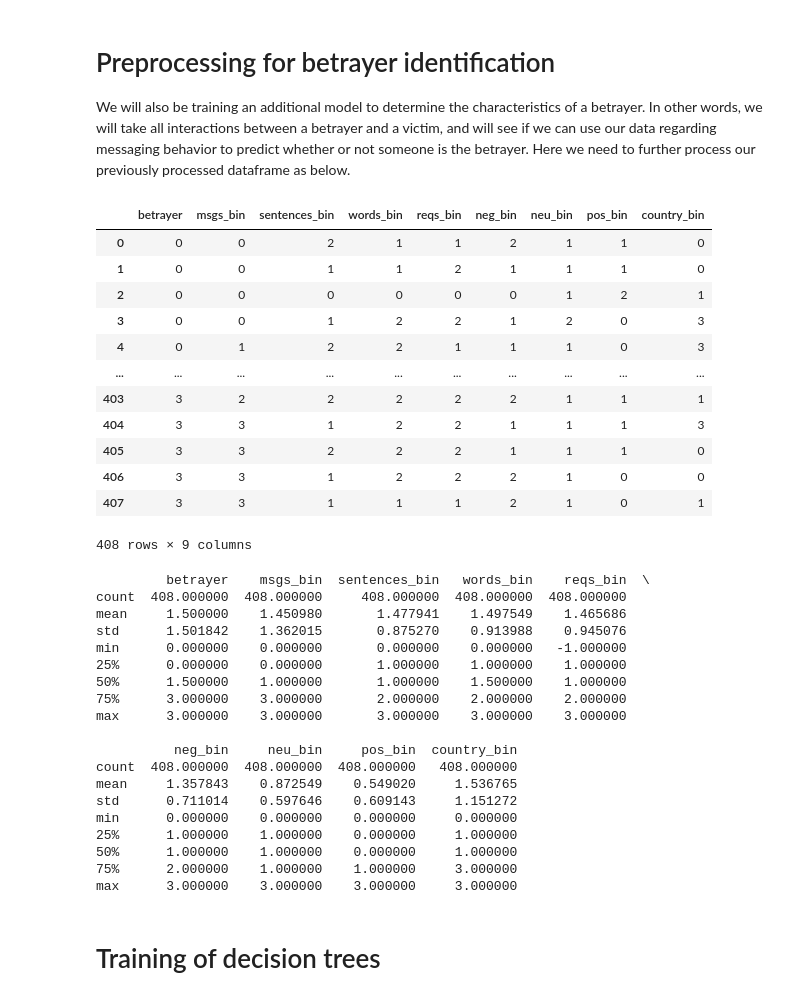
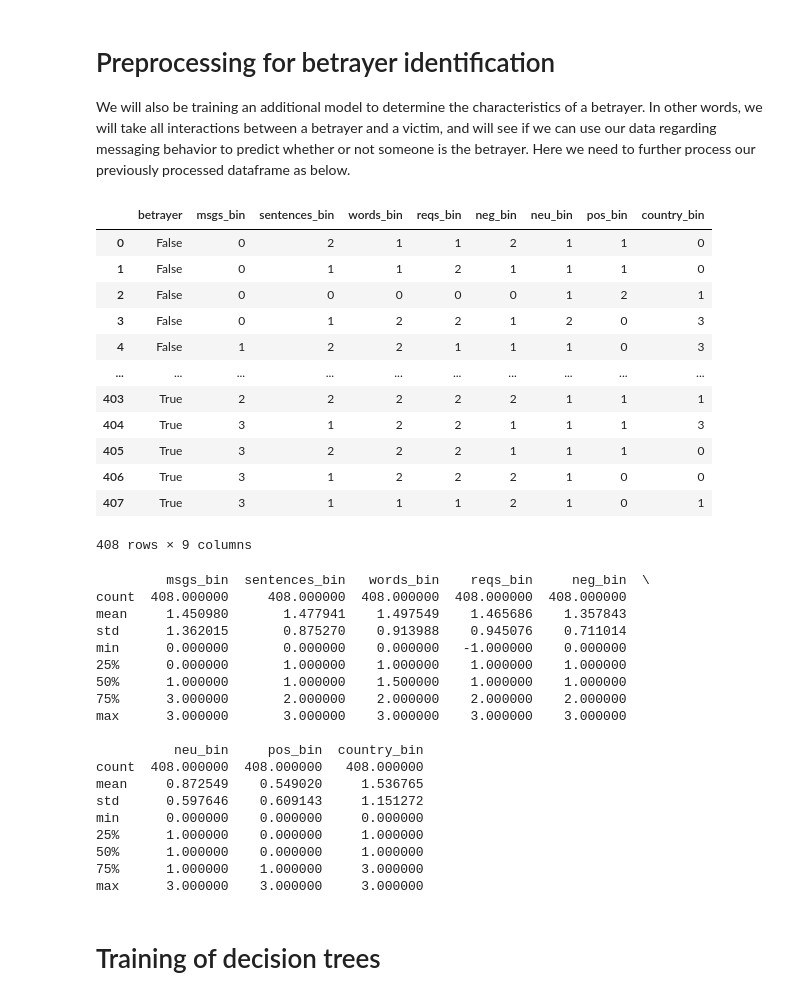
Before and after one commit to 5yph/Diplomacy-Betrayal, a Jupyter notebook: ECE 447 Project 3.ipynb, the cells around one changed output. Saved outputs shown, nothing was run; the diff lists cells and outputs as text; code cells hidden in the pictures.

```diff
--- a/ECE 447 Project 3.ipynb
+++ b/ECE 447 Project 3.ipynb
@@ -54,11 +54,14 @@ chosen arbitrarily.
 betrayals = df['betrayal']
 game_session_seasons = df['seasons']
 
+# splits countries
 countries =[list(i) for i in df['people'].to_numpy()]
-countries_unique = countries
-countries_unique = np.concatenate(countries_unique, axis=0 )
+
+# finds all unique countries and how many there are
+countries_unique = np.concatenate(countries, axis=0 )
 countries_unique = list(np.unique(countries_unique))
 num_of_countries = len(countries_unique)
+
 
 # create our new processed df
 
@@ -91,6 +94,9 @@ for i, seasons in enumerate(game_session_seasons):
     v_net_perc, b_net_perc = 0, 0
     v_pos_perc, b_pos_perc = 0, 0
 
+    # stores the first country into victim_country and 2nd into betrayer_country
+    # it finds the index of the country in countries_unique and divides it over num_of_countries-1
+    # this normalizes the countries values between 0 and 1
     v_country = countries_unique.index(countries[i][0])/(num_of_countries - 1)
     b_country = countries_unique.index(countries[i][1])/(num_of_countries - 1)
 
@@ -739,65 +745,67 @@ victim_df = victim_df.rename(columns=rename_vic)
 betrayer_df = betrayer_df.rename(columns=rename_bet)
 
 betrayer_identify = pd.concat([victim_df, betrayer_df], ignore_index=True)
 
 # display(betrayer_identify)
 
 #print(betrayer_identify.columns.values.tolist())
 
 # now we have to bin these floating point values for it to work with our DecisionTrees
 bins = 4 # does not need to be so granular for some ratio of message lengths
-attirbutes = betrayer_identify.columns.values.tolist().remove("betrayer")
+attributes = betrayer_identify.columns.values.tolist()
+attributes.remove("betrayer")
+
 
 bin4 = {'msgs_perc', 'sens_perc', 'words_perc', 'req_perc'}
 bin5 = {'words_per_msg_perc', 'avg_polite_perc','neg_perc_perc', 'neu_perc_perc', 'pos_perc_perc'}
 
 for attribute in attributes:
     if attribute in bin4 : bin = 4
     if attribute in bin5 : bin = 5
     if attribute == 'country_perc': bin = num_of_countries
     betrayer_identify[re.sub('_perc$', '_bin', attribute)] = pd.cut(betrayer_identify[attribute], bins).cat.codes
 
 
 
 betrayer_identify.drop(['msgs_perc', 'sentences_perc', 'words_perc', 'reqs_perc',
                        'words_per_msg', 'avg_polite', 'neg_perc', 'neu_perc', 'pos_perc', 'country_perc'],
                        axis=1, inplace=True)
 
 display(betrayer_identify)
 print(betrayer_identify.describe())
 # %% [output]
 |  | betrayer | msgs_bin | sentences_bin | words_bin | reqs_bin | neg_bin | neu_bin | pos_bin | country_bin |
-| 0 | 0 | 0 | 2 | 1 | 1 | 2 | 1 | 1 | 0 |
-| 1 | 0 | 0 | 1 | 1 | 2 | 1 | 1 | 1 | 0 |
-| 2 | 0 | 0 | 0 | 0 | 0 | 0 | 1 | 2 | 1 |
-| 3 | 0 | 0 | 1 | 2 | 2 | 1 | 2 | 0 | 3 |
-| 4 | 0 | 1 | 2 | 2 | 1 | 1 | 1 | 0 | 3 |
+| 0 | False | 0 | 2 | 1 | 1 | 2 | 1 | 1 | 0 |
+| 1 | False | 0 | 1 | 1 | 2 | 1 | 1 | 1 | 0 |
+| 2 | False | 0 | 0 | 0 | 0 | 0 | 1 | 2 | 1 |
+| 3 | False | 0 | 1 | 2 | 2 | 1 | 2 | 0 | 3 |
+| 4 | False | 1 | 2 | 2 | 1 | 1 | 1 | 0 | 3 |
 | ... | ... | ... | ... | ... | ... | ... | ... | ... | ... |
-| 403 | 3 | 2 | 2 | 2 | 2 | 2 | 1 | 1 | 1 |
-| 404 | 3 | 3 | 1 | 2 | 2 | 1 | 1 | 1 | 3 |
-| 405 | 3 | 3 | 2 | 2 | 2 | 1 | 1 | 1 | 0 |
-| 406 | 3 | 3 | 1 | 2 | 2 | 2 | 1 | 0 | 0 |
-| 407 | 3 | 3 | 1 | 1 | 1 | 2 | 1 | 0 | 1 |
+| 403 | True | 2 | 2 | 2 | 2 | 2 | 1 | 1 | 1 |
+| 404 | True | 3 | 1 | 2 | 2 | 1 | 1 | 1 | 3 |
+| 405 | True | 3 | 2 | 2 | 2 | 1 | 1 | 1 | 0 |
+| 406 | True | 3 | 1 | 2 | 2 | 2 | 1 | 0 | 0 |
+| 407 | True | 3 | 1 | 1 | 1 | 2 | 1 | 0 | 1 |
 408 rows × 9 columns
-         betrayer    msgs_bin  sentences_bin   words_bin    reqs_bin  \
-count  408.000000  408.000000     408.000000  408.000000  408.000000
-mean     1.500000    1.450980       1.477941    1.497549    1.465686
-std      1.501842    1.362015       0.875270    0.913988    0.945076
-min      0.000000    0.000000       0.000000    0.000000   -1.000000
-25%      0.000000    0.000000       1.000000    1.000000    1.000000
-50%      1.500000    1.000000       1.000000    1.500000    1.000000
-75%      3.000000    3.000000       2.000000    2.000000    2.000000
-max      3.000000    3.000000       3.000000    3.000000    3.000000
+         msgs_bin  sentences_bin   words_bin    reqs_bin     neg_bin  \
+count  408.000000     408.000000  408.000000  408.000000  408.000000
+mean     1.450980       1.477941    1.497549    1.465686    1.357843
+std      1.362015       0.875270    0.913988    0.945076    0.711014
+min      0.000000       0.000000    0.000000   -1.000000    0.000000
+25%      0.000000       1.000000    1.000000    1.000000    1.000000
+50%      1.000000       1.000000    1.500000    1.000000    1.000000
+75%      3.000000       2.000000    2.000000    2.000000    2.000000
+max      3.000000       3.000000    3.000000    3.000000    3.000000
 
-          neg_bin     neu_bin     pos_bin  country_bin
-count  408.000000  408.000000  408.000000   408.000000
-mean     1.357843    0.872549    0.549020     1.536765
-std      0.711014    0.597646    0.609143     1.151272
-min      0.000000    0.000000    0.000000     0.000000
-25%      1.000000    1.000000    0.000000     1.000000
-50%      1.000000    1.000000    0.000000     1.000000
-75%      2.000000    1.000000    1.000000     3.000000
-max      3.000000    3.000000    3.000000     3.000000
+          neu_bin     pos_bin  country_bin
+count  408.000000  408.000000   408.000000
+mean     0.872549    0.549020     1.536765
+std      0.597646    0.609143     1.151272
+min      0.000000    0.000000     0.000000
+25%      1.000000    0.000000     1.000000
+50%      1.000000    0.000000     1.000000
+75%      1.000000    1.000000     3.000000
+max      3.000000    3.000000     3.000000
 # %% [markdown]
 # Training of decision trees
 # %%
```
